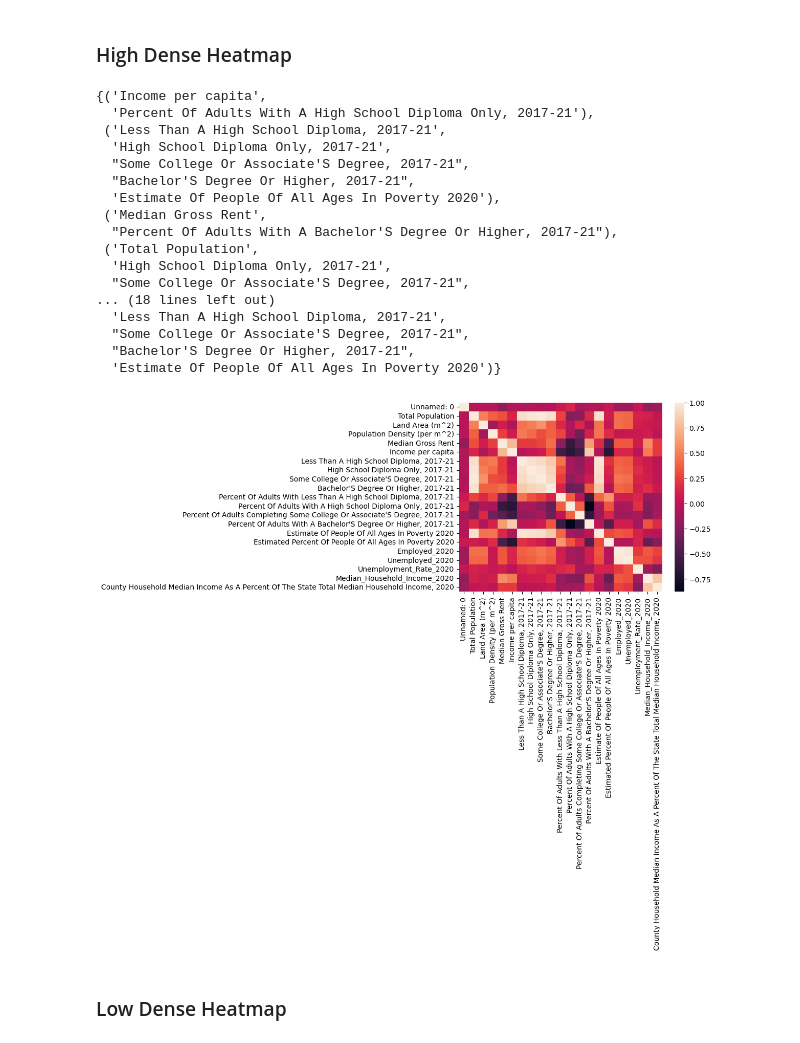
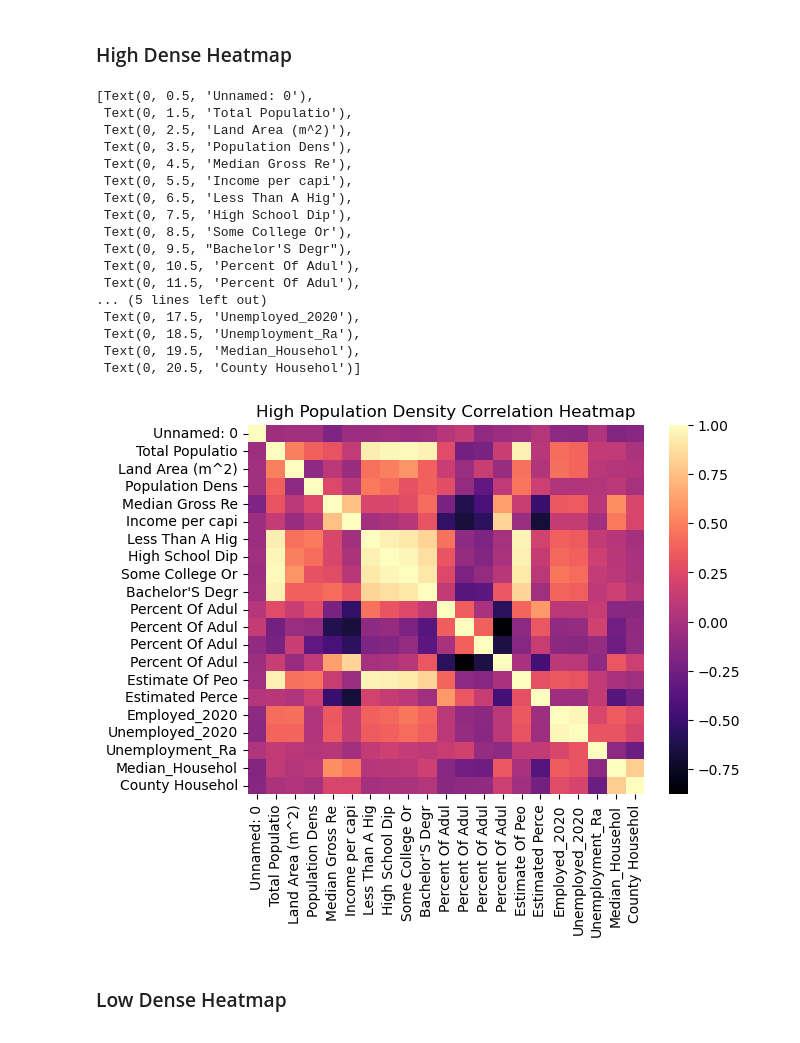
Before and after one commit to Morgen-Henry/Project-1, a Jupyter notebook: eco_health.ipynb, the cells around one changed output. Drawn from its saved outputs; the diff is of its cells as text; code cells hidden in the pictures.

Commit message:
heatmap updates

```diff
--- a/eco_health.ipynb
+++ b/eco_health.ipynb
@@ -405,32 +404,38 @@ low_corr_test = low_den_df.corr()
 # %%
 high_corr_pairs = (high_corr_test.abs() > 0.7) & (high_corr_test.abs() < 1.0)
 high_corr_vars = set()
 for col in high_corr_pairs:
     pairs = high_corr_pairs.loc[col][high_corr_pairs.loc[col]].index.tolist()
     if len(pairs) > 1:
         high_corr_vars.add(tuple(pairs))
 
-pprint(high_corr_vars)
-cluster = sns.heatmap(high_corr_test)
+# pprint(high_corr_vars)
+
+heat = sns.heatmap(high_corr_test, cmap = 'magma', fmt='.2f', annot_kws={"fontsize":12})
+plt.title('High Population Density Correlation Heatmap')
+xticklabels = [label.get_text()[:15] for label in heat.get_xticklabels()]
+yticklabels = [label.get_text()[:15] for label in heat.get_yticklabels()]
+heat.set_xticklabels(xticklabels)
+heat.set_yticklabels(yticklabels)
 # %% [output]
-{('Income per capita',
-  'Percent Of Adults With A High School Diploma Only, 2017-21'),
- ('Less Than A High School Diploma, 2017-21',
-  'High School Diploma Only, 2017-21',
-  "Some College Or Associate'S Degree, 2017-21",
-  "Bachelor'S Degree Or Higher, 2017-21",
-  'Estimate Of People Of All Ages In Poverty 2020'),
- ('Median Gross Rent',
-  "Percent Of Adults With A Bachelor'S Degree Or Higher, 2017-21"),
- ('Total Population',
-  'High School Diploma Only, 2017-21',
-  "Some College Or Associate'S Degree, 2017-21",
-... (18 lines left out)
-  'Less Than A High School Diploma, 2017-21',
-  "Some College Or Associate'S Degree, 2017-21",
-  "Bachelor'S Degree Or Higher, 2017-21",
-  'Estimate Of People Of All Ages In Poverty 2020')}
+[Text(0, 0.5, 'Unnamed: 0'),
+ Text(0, 1.5, 'Total Populatio'),
+ Text(0, 2.5, 'Land Area (m^2)'),
+ Text(0, 3.5, 'Population Dens'),
+ Text(0, 4.5, 'Median Gross Re'),
+ Text(0, 5.5, 'Income per capi'),
+ Text(0, 6.5, 'Less Than A Hig'),
+ Text(0, 7.5, 'High School Dip'),
+ Text(0, 8.5, 'Some College Or'),
+ Text(0, 9.5, "Bachelor'S Degr"),
+ Text(0, 10.5, 'Percent Of Adul'),
+ Text(0, 11.5, 'Percent Of Adul'),
+... (5 lines left out)
+ Text(0, 17.5, 'Unemployed_2020'),
+ Text(0, 18.5, 'Unemployment_Ra'),
+ Text(0, 19.5, 'Median_Househol'),
+ Text(0, 20.5, 'County Househol')]
-[figure, old version]
+[figure, new version]
 # %% [markdown]
 ### Low Dense Heatmap
 # %%
```
Also changed, not shown: parts of 3 cells of this notebook, 1 other file.
